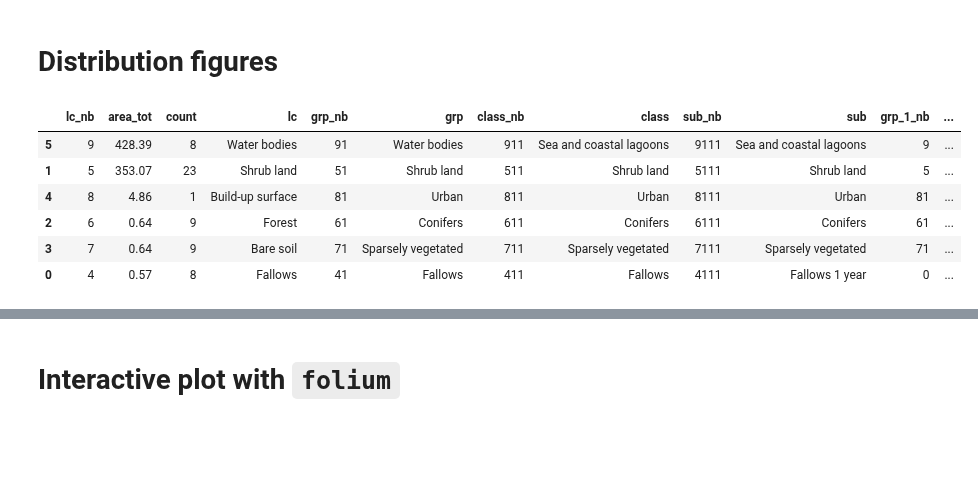
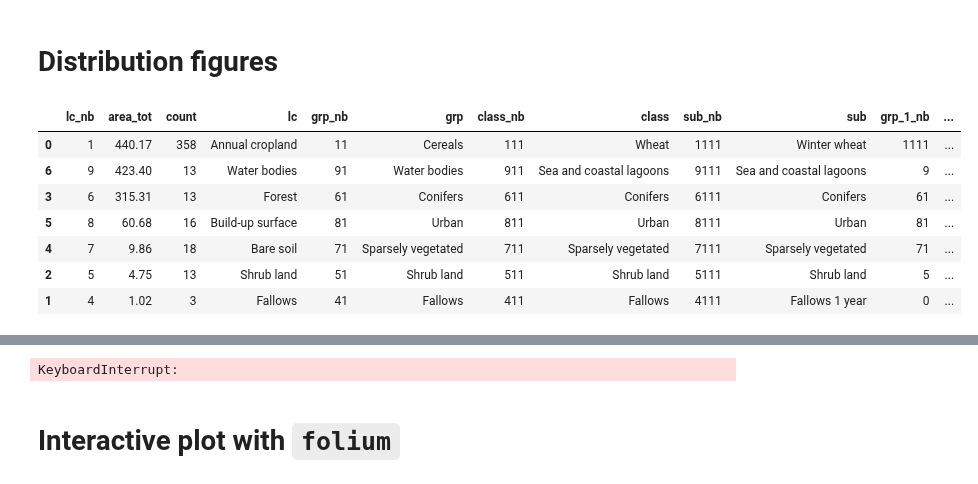
Before and after one commit to nicolasdeffense/eo-toolbox, a Jupyter notebook: notebooks_working/EOStat/clean_in_situ_senegal.ipynb, the cells around one changed output, grey strips where cells are left out. Cells and saved outputs as stored; diff of their text form; code cells hidden in the pictures; blank space fills up the shorter version.

Commit message:
final in situ

```diff
--- a/notebooks_working/EOStat/clean_in_situ_senegal.ipynb
+++ b/notebooks_working/EOStat/clean_in_situ_senegal.ipynb
@@ -376,6 +382,13 @@ Number of ODK polygons : 234 --> 231 (without duplicates)
 print(f'Number of polygon from ODK csv : {len(odk_gdf)}')
 
 odk_clean_gdf = odk_gdf.merge(lut_crop_df, on='crop_code')
+
+# Remove wrong overlapping polygons
+list_wrong_poly_odk = [622020531411]
+odk_clean_gdf = odk_clean_gdf[~odk_clean_gdf['id_odk'].isin(list_wrong_poly_odk)]
+
+print(f'After removing polygons overlapping non-crop polygon : {len(odk_clean_gdf)}')
+
 
 odk_clean_gdf['area'] = odk_clean_gdf['geometry'].area.round(2)
 
@@ -383,9 +396,6 @@ odk_clean_gdf = odk_clean_gdf.loc[odk_clean_gdf['area'] < max_area]
 
 print(f'After removing polygons where area is greater than {max_area} square meters : {len(odk_clean_gdf)}')
 
-#odk_clean_gdf = odk_clean_gdf.loc[odk_clean_gdf['area'] >= min_area]
-
-#print(f'After removing polygons where area is less than {min_area} square meters : {len(odk_clean_gdf)}')
 
 #odk_clean_gdf = remove_overlap.remove_overlap(odk_clean_gdf, id_column='id_odk')
 
@@ -526,0 +541,10 @@ There are 52 points obtained with the tablet (ODK)
+# %%
+non_crop_gdf = gpd.read_file(all_nc_shp)
+
+non_crop_gdf['area_db'] = non_crop_gdf['geometry'].area.round(2)
+
+non_crop_gdf = non_crop_gdf[['sub_nb','area_db','geometry']]
+
+print(f'There are {len(non_crop_gdf)} polygons obtained by ODK & Sophie Lox and cleaned by Sophie Bontemps')
+
+non_crop_gdf.head()
@@ -526,0 +606,18 @@ There are 52 points obtained with the tablet (ODK)
+# %%
+final_gdf_list = [crop_gdf, non_crop_gdf]
+
+final_gdf = pd.concat(final_gdf_list, axis=0, ignore_index=True)
+
+final_gdf = final_gdf.sort_values('sub_nb')
+
+final_gdf['id'] = np.arange(len(final_gdf))
+
+final_gdf = final_gdf[['id','sub_nb','area_db','geometry']]
+
+final_gdf.to_file('/export/projects/Sen4Stat/WORK/IN_SITU/SITE_41/SEN_2021_SITE_41_ori.shp')
+
+print(f'There are {len(final_gdf)} polygons from GPS and completed by ODK and Sophie')
+print(f'--> {len(crop_gdf)} crop polygons')
+print(f'--> {len(non_crop_gdf)} non-crop polygons')
+
+final_gdf.head()
@@ -535,39 +642,40 @@ importlib.reload(crop_distribution)
 chart_level = 'lc'
 chart_y     = 'area_tot'
 chart_values = 'count'
 
 pie_chart_name = f'{path}histograms/pie_chart_{chart_level}_{chart_values}'
 bar_chart_name = f'{path}histograms/bar_chart_{chart_level}_{chart_y}'
 
 
-df_plot = crop_distribution.prepare_dataframe(nc_gdf, crop_dictionary_xlsx, chart_level)
+df_plot = crop_distribution.prepare_dataframe(final_gdf, crop_dictionary_xlsx, chart_level, area_column='area_db')
 
 display(df_plot)
 
 
 # Plotly
 # ------
 
-crop_distribution.pie_chart_plotly(df_plot, pie_chart_name, chart_level, values=chart_values)
+#crop_distribution.pie_chart_plotly(df_plot, pie_chart_name, chart_level, values=chart_values)
 
-crop_distribution.bar_chart_plotly(df_plot, bar_chart_name, chart_level, y=chart_y)
+crop_distribution.bar_chart_plotly(df_plot, bar_chart_name, chart_level, chart_y)
 
 #crop_distribution.grouped_bar_chart_plotly(gps_df_plot, odk_df_plot, plotly_2_bar_html, chart_level)
 
 #crop_distribution.grouped_bar_chart_plotly(odk_nc_df_plot, lox_df_plot, plotly_2_bar_nc_html, chart_level)
 
 
 # Matplotlib
 # ----------
 
 #crop_distribution.build_histogram_matplotlib(lox_df_plot, histo_odk_png, level, distribution='area', cumsum=False)
 
 #crop_distribution.get_proportion_lc(lox_df_plot, pie_png, level)
 # %% [output]
 |  | lc_nb | area_tot | count | lc | grp_nb | grp | class_nb | class | sub_nb | sub | grp_1_nb | ... |
-| 5 | 9 | 428.39 | 8 | Water bodies | 91 | Water bodies | 911 | Sea and coastal lagoons | 9111 | Sea and coastal lagoons | 9 | ... |
-| 1 | 5 | 353.07 | 23 | Shrub land | 51 | Shrub land | 511 | Shrub land | 5111 | Shrub land | 5 | ... |
-| 4 | 8 | 4.86 | 1 | Build-up surface | 81 | Urban | 811 | Urban | 8111 | Urban | 81 | ... |
-| 2 | 6 | 0.64 | 9 | Forest | 61 | Conifers | 611 | Conifers | 6111 | Conifers | 61 | ... |
-| 3 | 7 | 0.64 | 9 | Bare soil | 71 | Sparsely vegetated | 711 | Sparsely vegetated | 7111 | Sparsely vegetated | 71 | ... |
-| 0 | 4 | 0.57 | 8 | Fallows | 41 | Fallows | 411 | Fallows | 4111 | Fallows 1 year | 0 | ... |
+| 0 | 1 | 440.17 | 358 | Annual cropland | 11 | Cereals | 111 | Wheat | 1111 | Winter wheat | 1111 | ... |
+| 6 | 9 | 423.40 | 13 | Water bodies | 91 | Water bodies | 911 | Sea and coastal lagoons | 9111 | Sea and coastal lagoons | 9 | ... |
+| 3 | 6 | 315.31 | 13 | Forest | 61 | Conifers | 611 | Conifers | 6111 | Conifers | 61 | ... |
+| 5 | 8 | 60.68 | 16 | Build-up surface | 81 | Urban | 811 | Urban | 8111 | Urban | 81 | ... |
+| 4 | 7 | 9.86 | 18 | Bare soil | 71 | Sparsely vegetated | 711 | Sparsely vegetated | 7111 | Sparsely vegetated | 71 | ... |
+| 2 | 5 | 4.75 | 13 | Shrub land | 51 | Shrub land | 511 | Shrub land | 5111 | Shrub land | 5 | ... |
+| 1 | 4 | 1.02 | 3 | Fallows | 41 | Fallows | 411 | Fallows | 4111 | Fallows 1 year | 0 | ... |
@@ -576,3 +682,4 @@ crop_distribution.bar_chart_plotly(df_plot, bar_chart_name, chart_level, y=chart
+KeyboardInterrupt:
 # %% [markdown]
 # Interactive plot with `folium`
 # %% [markdown]
```
Also changed, not shown: parts of 21 cells of this notebook, 2 other files.
